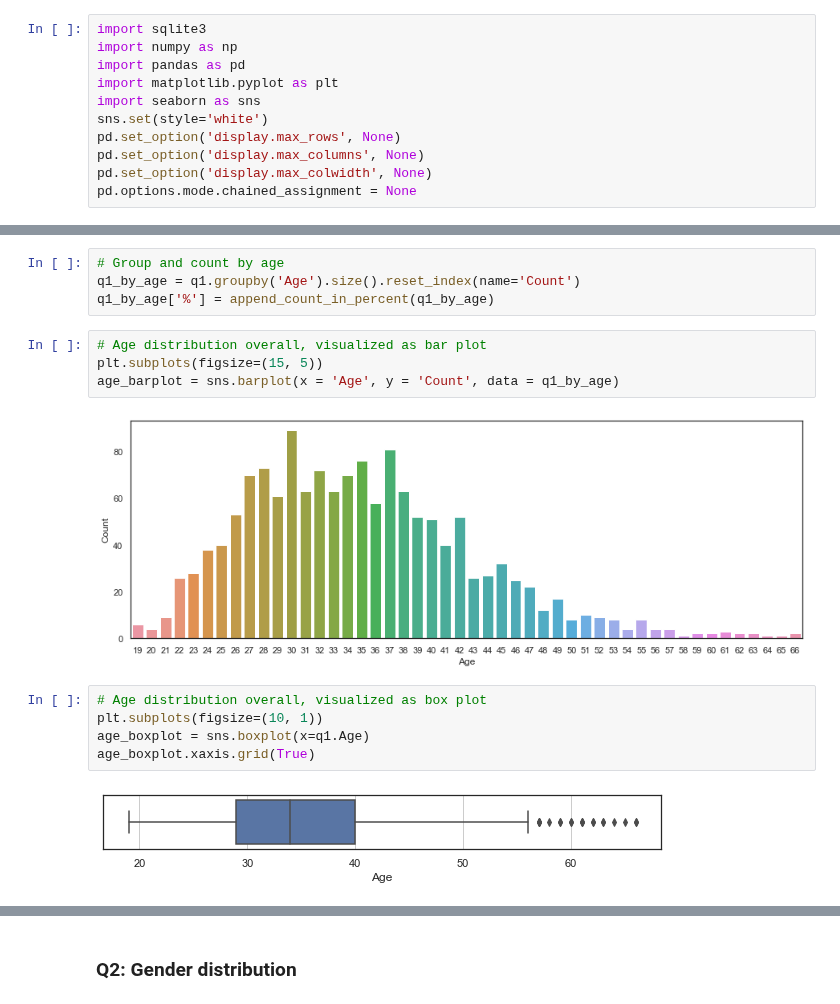
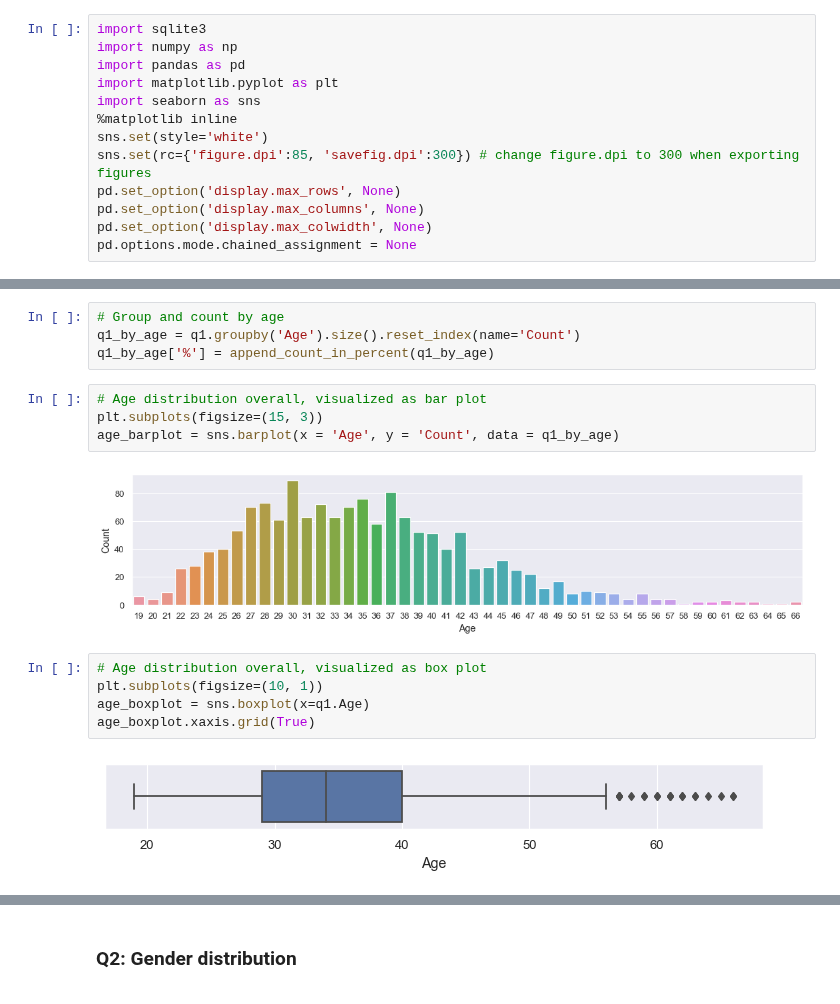
Before and after one commit to Selorikas/mental-health, a Jupyter notebook: mental-health.ipynb, the cells around one changed output, grey strips where cells are left out. Saved outputs shown, nothing was run; the diff lists cells and outputs as text.

Commit message:
Add resolution setting and adjust charts

```diff
--- a/mental-health.ipynb
+++ b/mental-health.ipynb
@@ -12,7 +12,9 @@ import numpy as np
 import pandas as pd
 import matplotlib.pyplot as plt
 import seaborn as sns
+%matplotlib inline
 sns.set(style='white')
+sns.set(rc={'figure.dpi':85, 'savefig.dpi':300}) # change figure.dpi to 300 when exporting figures
 pd.set_option('display.max_rows', None)
 pd.set_option('display.max_columns', None)
 pd.set_option('display.max_colwidth', None)
@@ -117,17 +119,17 @@ q1_by_age = q1.groupby('Age').size().reset_index(name='Count')
 q1_by_age['%'] = append_count_in_percent(q1_by_age)
 # %%
 # Age distribution overall, visualized as bar plot
-plt.subplots(figsize=(15, 5))
+plt.subplots(figsize=(15, 3))
 age_barplot = sns.barplot(x = 'Age', y = 'Count', data = q1_by_age)
 # %% [output]
-[figure, old version]
+[figure, new version]
 # %%
 # Age distribution overall, visualized as box plot
 plt.subplots(figsize=(10, 1))
 age_boxplot = sns.boxplot(x=q1.Age)
 age_boxplot.xaxis.grid(True)
 # %% [output]
-[figure, old version]
+[figure, new version]
 # %%
 # Age distribution by year, visualized as box plot
 age_boxplot_2 = sns.boxplot(x=q1.Year, y=q1.Age)
```
Also changed, not shown: parts of 4 cells of this notebook.
